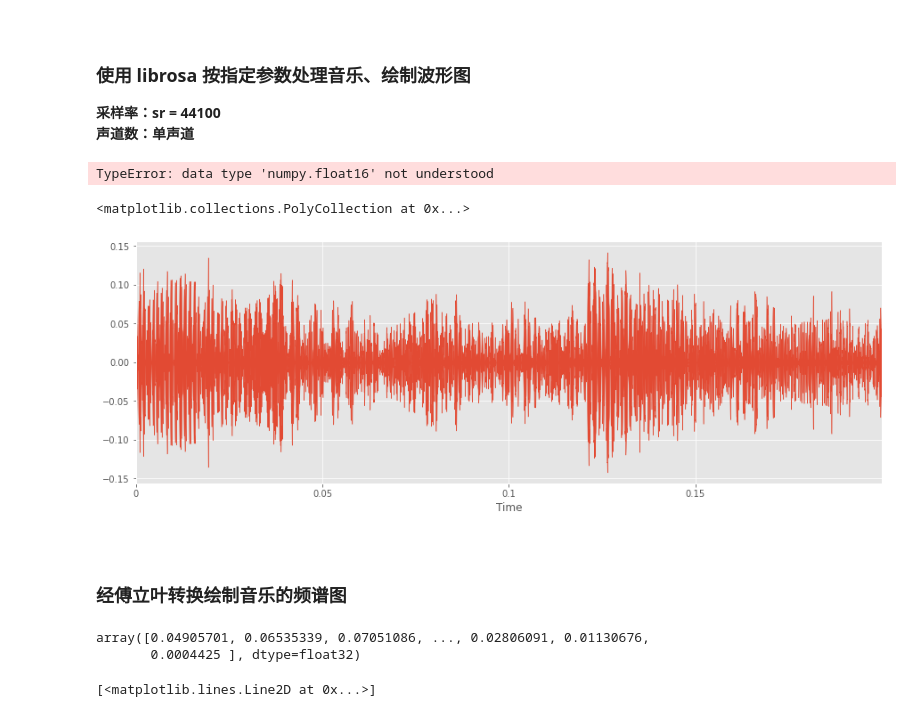
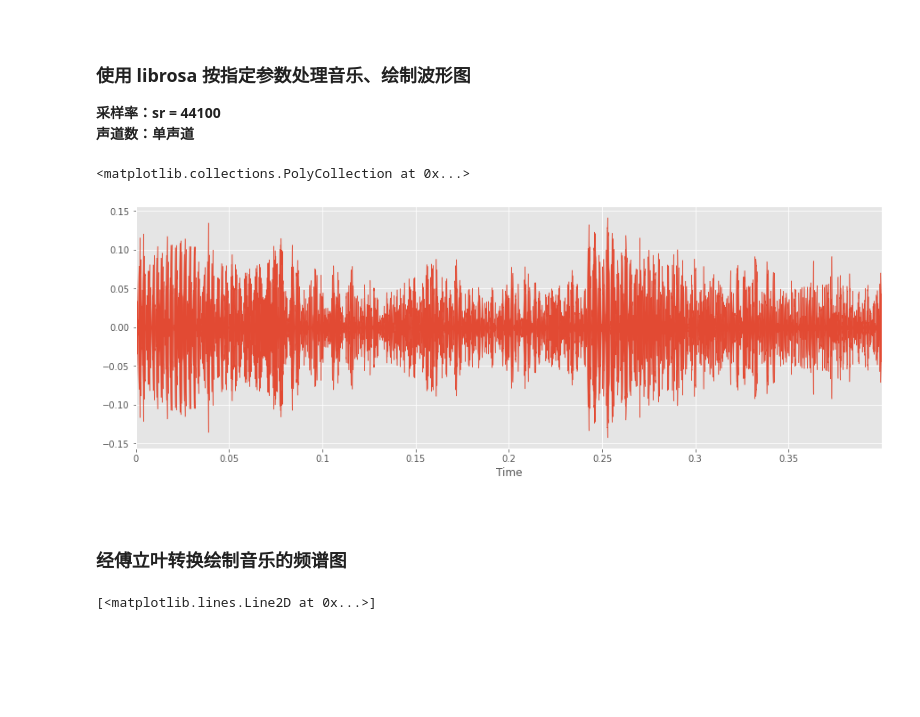
Before and after one commit to snownstone/NeverlandSLE, a Jupyter notebook: AA_seeingsound2.ipynb, the cells around one changed output. Saved outputs shown, nothing was run; the diff lists cells and outputs as text; code cells hidden in the pictures; blank space fills up the shorter version.

```diff
--- a/AA_seeingsound2.ipynb
+++ b/AA_seeingsound2.ipynb
@@ -18,6 +18,12 @@ import numpy as np
 import matplotlib.pyplot as plt
 import IPython.display as ipd
 plt.style.use('ggplot')
+# %%
+import soundfile as sf
+import numpy as np
+import matplotlib.pyplot as plt
+import IPython.display as ipd
+plt.style.use('ggplot')
 # %% [markdown]
 &emsp;
 
@@ -37,15 +43,13 @@ ipd.Audio(songpath)
 # %%
 # librosa 默认 sr=22050，所以下面要指定按 44100 采样，将声道设为单声道 （mono=True）
 # x 就是按 sr 采样时，每一个时间点上声音的强度大小，是一个时间序列
-x, sr = librosa.load('audio/seg.wav', sr=44100, mono=True, dtype="numpy.float16")
+x, sr = librosa.load('audio/seg.wav', sr=44100, mono=True)
-# %% [output]
-TypeError: data type 'numpy.float16' not understood
 # %%
 plt.figure(figsize=(15,5))
-librosa.display.waveplot(x,sr=sr)
+librosa.display.waveplot(x)
 # %% [output]
 <matplotlib.collections.PolyCollection at 0x...>
-[figure, old version]
+[figure, new version]
 # %% [markdown]
 &emsp;
 
@@ -56,11 +60,6 @@ n_sample=8820
 t = 0.2
 n_sample = int(sr * t)
 X = np.abs(np.fft.fft(x)[0:int(n_sample/2)])
-# %%
-x
-# %% [output]
-array([0.04905701, 0.06535339, 0.07051086, ..., 0.02806091, 0.01130676,
-       0.0004425 ], dtype=float32)
 # %%
 f_vec = np.arange(n_sample/2)*sr/8820
 # %%
```
Also changed, not shown: 2 other files.
